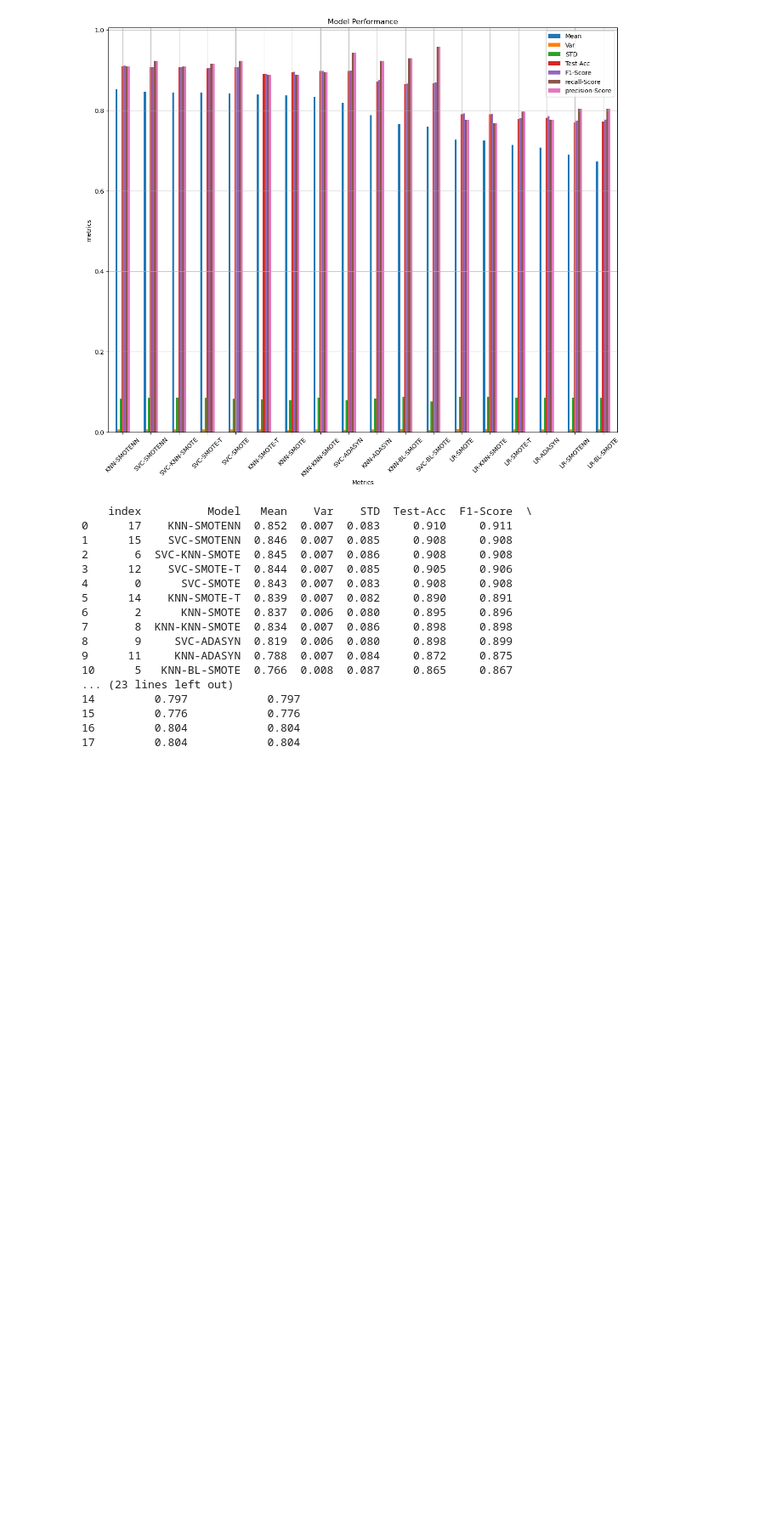
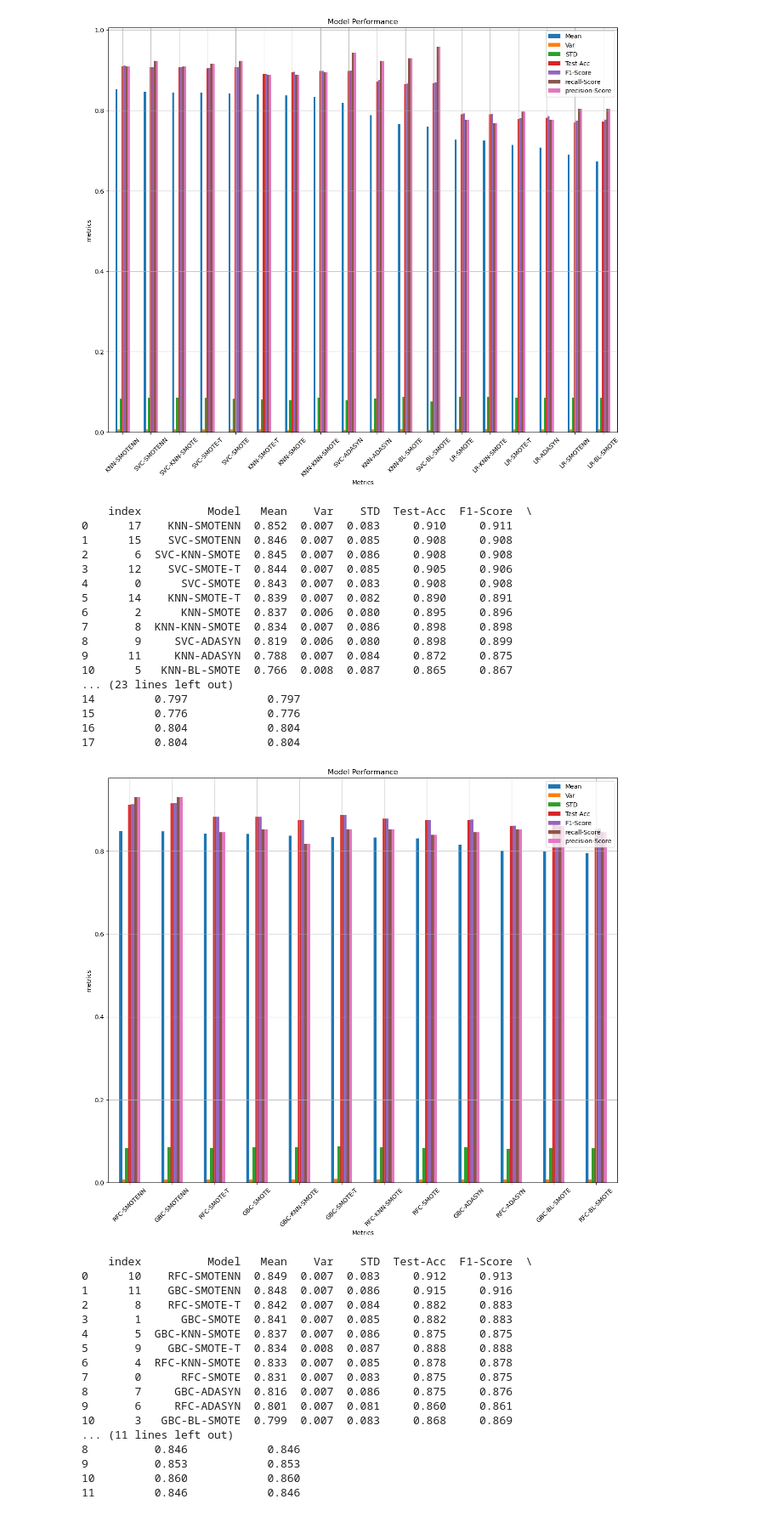
Before and after one commit to MaukanMir/-Social-Network-Ads-Classifier, a Jupyter notebook: training.ipynb, the cells around one changed output. Shown at 85% size. Saved outputs shown, nothing was run; the diff lists cells and outputs as text; code cells hidden in the pictures; blank space fills up the shorter version.

Commit message:
added new models

```diff
--- a/training.ipynb
+++ b/training.ipynb
@@ -453,3 +453,26 @@ test_selected_sampling_models(preprocessor, sampling_model_names, sampling_model
 15         0.776            0.776
 16         0.804            0.804
 17         0.804            0.804
+# %%
+model_names = ["RFC", "GBC"]
+models = grab_selected_models(model_names)
+test_selected_sampling_models(preprocessor, sampling_model_names, sampling_models, model_names, models, X, y, precision_metric)
+# %% [output]
+[figure, added]
+    index          Model   Mean    Var    STD  Test-Acc  F1-Score  \
+0      10    RFC-SMOTENN  0.849  0.007  0.083     0.912     0.913
+1      11    GBC-SMOTENN  0.848  0.007  0.086     0.915     0.916
+2       8    RFC-SMOTE-T  0.842  0.007  0.084     0.882     0.883
+3       1      GBC-SMOTE  0.841  0.007  0.085     0.882     0.883
+4       5  GBC-KNN-SMOTE  0.837  0.007  0.086     0.875     0.875
+5       9    GBC-SMOTE-T  0.834  0.008  0.087     0.888     0.888
+6       4  RFC-KNN-SMOTE  0.833  0.007  0.085     0.878     0.878
+7       0      RFC-SMOTE  0.831  0.007  0.083     0.875     0.875
+8       7     GBC-ADASYN  0.816  0.007  0.086     0.875     0.876
+9       6     RFC-ADASYN  0.801  0.007  0.081     0.860     0.861
+10      3   GBC-BL-SMOTE  0.799  0.007  0.083     0.868     0.869
+... (11 lines left out)
+8          0.846            0.846
+9          0.853            0.853
+10         0.860            0.860
+11         0.846            0.846
```
Also changed, not shown: parts of 1 cell of this notebook.
